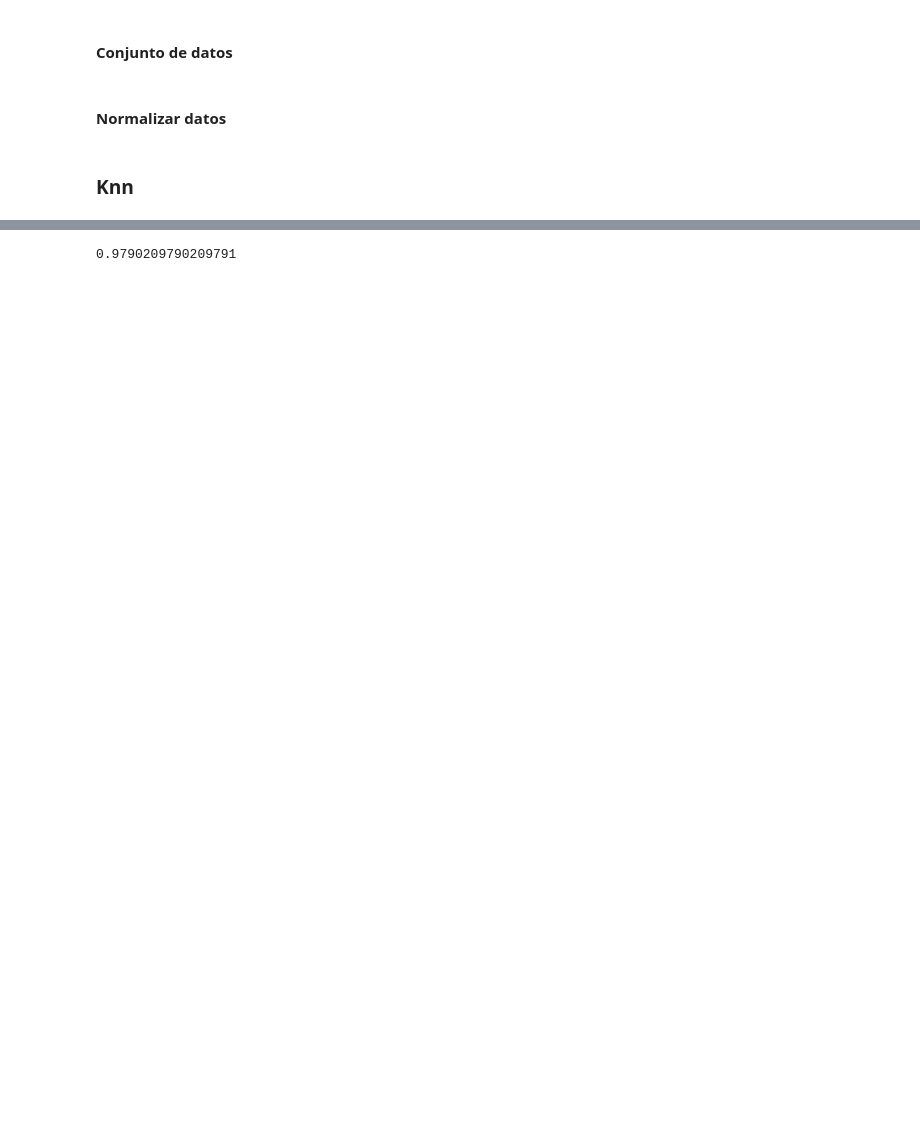
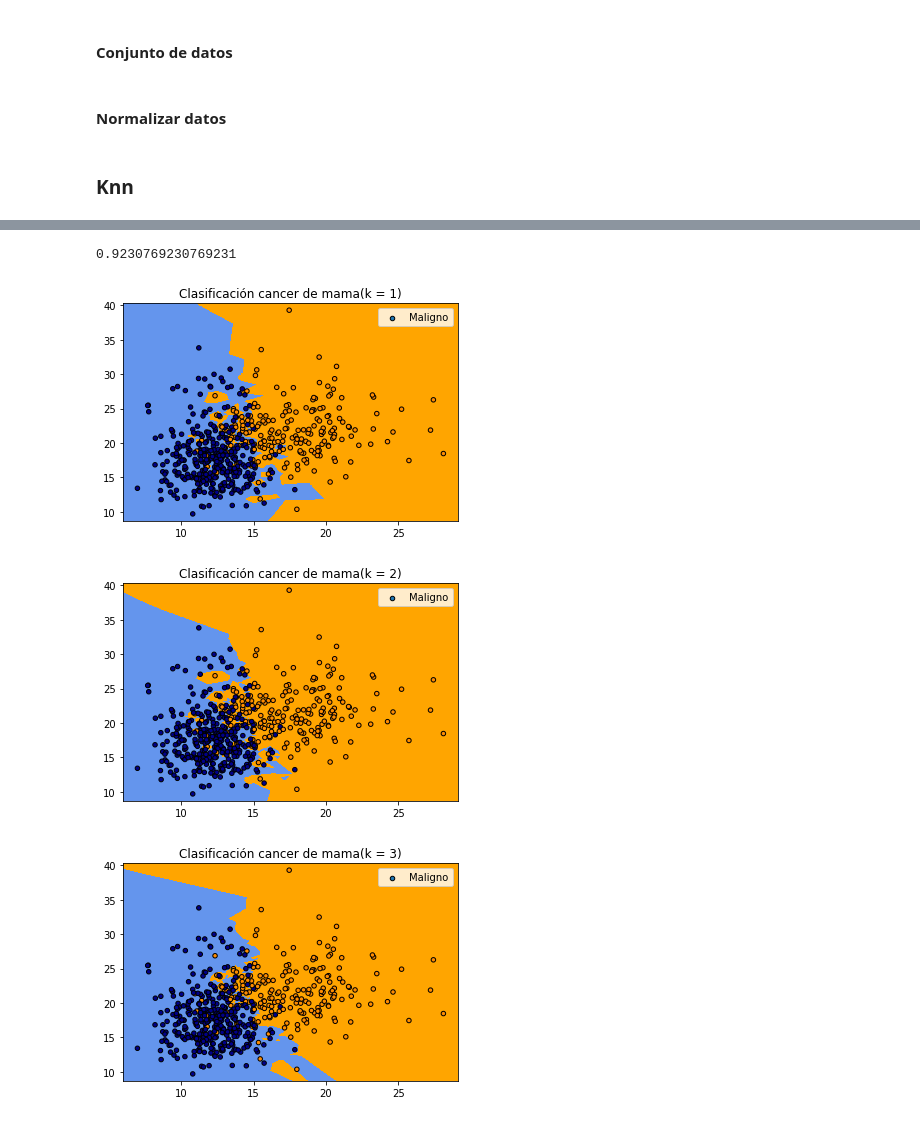
Before and after one commit to Xus72/AIA, a Jupyter notebook: Knn-Cancer-mama.ipynb, the cells around one changed output, grey strips where cells are left out. Saved outputs shown, nothing was run; the diff lists cells and outputs as text; code cells hidden in the pictures; blank space fills up the shorter version.

```diff
--- a/Knn-Cancer-mama.ipynb
+++ b/Knn-Cancer-mama.ipynb
@@ -127,4 +139,58 @@ array([0, 0, 1, 1, 0, 1, 1, 1, 1, 0, 1, 0, 1, 0, 0, 0, 1, 0, 1, 1, 1, 1,
 # %%
-knn.score(Xn_test,y_test)
+knn.score(X_test,y_test)
 # %% [output]
-0.9790209790209791
+0.9230769230769231
+# %%
+import numpy as np
+import matplotlib.pyplot as plt
+from matplotlib.colors import ListedColormap
+from sklearn import neighbors, datasets
+
+n_neighbors = 10
+
+# import some data to play with
+cancer = load_breast_cancer()
+
+# we only take the first two features. We could avoid this ugly
+# slicing by using a two-dim dataset
+X = cancer.data[:, :2]
+y = cancer.target
+
+h = .02  # step size in the mesh
+
+# Create color maps
+cmap_light = ListedColormap(['orange', 'cyan', 'cornflowerblue'])
+cmap_bold = ListedColormap(['darkorange', 'c', 'darkblue'])
+
+for n in range(1,11):
+    # we create an instance of Neighbours Classifier and fit the data.
+    clf = neighbors.KNeighborsClassifier(n_neighbors=n)
+    clf.fit(X, y)
+
+    # Plot the decision boundary. For that, we will assign a color to each
+    # point in the mesh [x_min, x_max]x[y_min, y_max].
+    x_min, x_max = X[:, 0].min() - 1, X[:, 0].max() + 1
+    y_min, y_max = X[:, 1].min() - 1, X[:, 1].max() + 1
+    xx, yy = np.meshgrid(np.arange(x_min, x_max, h),
+                         np.arange(y_min, y_max, h))
+    Z = clf.predict(np.c_[xx.ravel(), yy.ravel()])
+
+    # Put the result into a color plot
+    Z = Z.reshape(xx.shape)
+    plt.figure()
+    plt.pcolormesh(xx, yy, Z, cmap=cmap_light)
+
+    # Plot also the training points
+    plt.scatter(X[:, 0], X[:, 1], c=y, cmap=cmap_bold,
+                edgecolor='k', s=20)
+    plt.xlim(xx.min(), xx.max())
+    plt.ylim(yy.min(), yy.max())
+    plt.title("Clasificación cancer de mama(k = %i)"
+              % (n))
+    plt.legend(['Maligno','Benigno'])
+
+plt.show()
+# %% [output]
+[figure, added]
+[figure, added]
+[figure, added]
```
Also changed, not shown: parts of 9 cells of this notebook.
